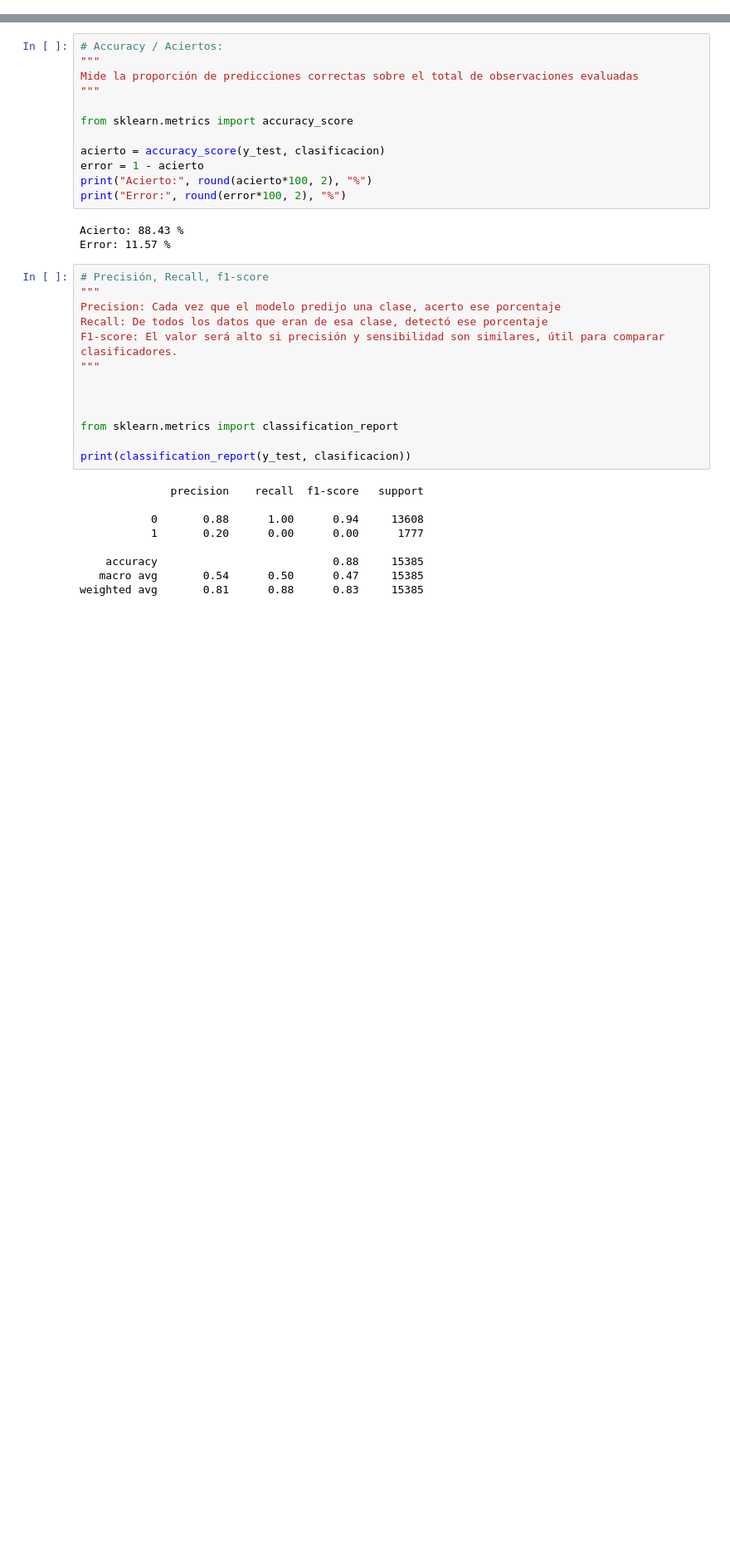
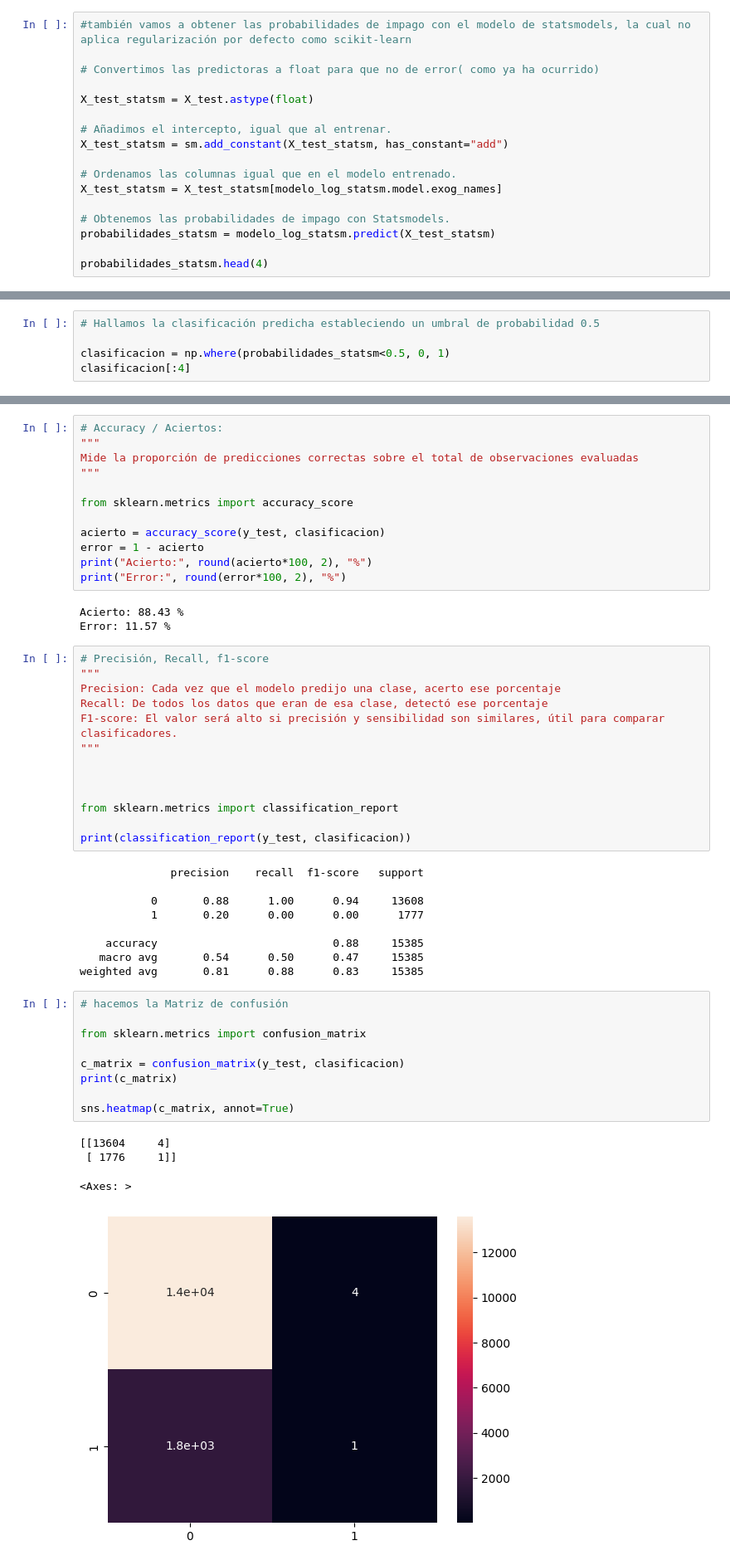
Before and after one commit to NaiaArroyo/RETO-5-NARANJA, a Jupyter notebook: regresion_logistica.ipynb, the cells around one changed output, grey strips where cells are left out. Shown at 83% size. Cells and saved outputs as stored; diff of their text form; blank space fills up the shorter version.

```diff
--- a/regresion_logistica.ipynb
+++ b/regresion_logistica.ipynb
@@ -302,3 +302,20 @@ tabla.head(15)
 | 12 | Estudios_Grado Universitario | 0.077555 | 2.639341e-01 | -0.058511 | 0.213622 |
 | 13 | Estudios_Máster | 0.015706 | 7.895921e-01 | -0.099655 | 0.131067 |
 | 14 | Estado_Civil_Divorciado | -0.022142 | 5.895200e-01 | -0.102578 | 0.058294 |
+# %%
+#también vamos a obtener las probabilidades de impago con el modelo de statsmodels, la cual no aplica regularización por defecto como scikit-learn
+
+# Convertimos las predictoras a float para que no de error( como ya ha ocurrido)
+
+X_test_statsm = X_test.astype(float)
+
+# Añadimos el intercepto, igual que al entrenar.
+X_test_statsm = sm.add_constant(X_test_statsm, has_constant="add")
+
+# Ordenamos las columnas igual que en el modelo entrenado.
+X_test_statsm = X_test_statsm[modelo_log_statsm.model.exog_names]
+
+# Obtenemos las probabilidades de impago con Statsmodels.
+probabilidades_statsm = modelo_log_statsm.predict(X_test_statsm)
+
+probabilidades_statsm.head(4)
@@ -304,0 +328,5 @@ tabla.head(15)
+# %%
+# Hallamos la clasificación predicha estableciendo un umbral de probabilidad 0.5
+
+clasificacion = np.where(probabilidades_statsm<0.5, 0, 1)
+clasificacion[:4]
@@ -341,3 +371,17 @@ print(classification_report(y_test, clasificacion))
     accuracy                           0.88     15385
    macro avg       0.54      0.50      0.47     15385
 weighted avg       0.81      0.88      0.83     15385
+# %%
+# hacemos la Matriz de confusión
+
+from sklearn.metrics import confusion_matrix
+
+c_matrix = confusion_matrix(y_test, clasificacion)
+print(c_matrix)
+
+sns.heatmap(c_matrix, annot=True)
+# %% [output]
+[[13604     4]
+ [ 1776     1]]
+<Axes: >
+[figure, added]
```
Also changed, not shown: parts of 7 cells of this notebook.
